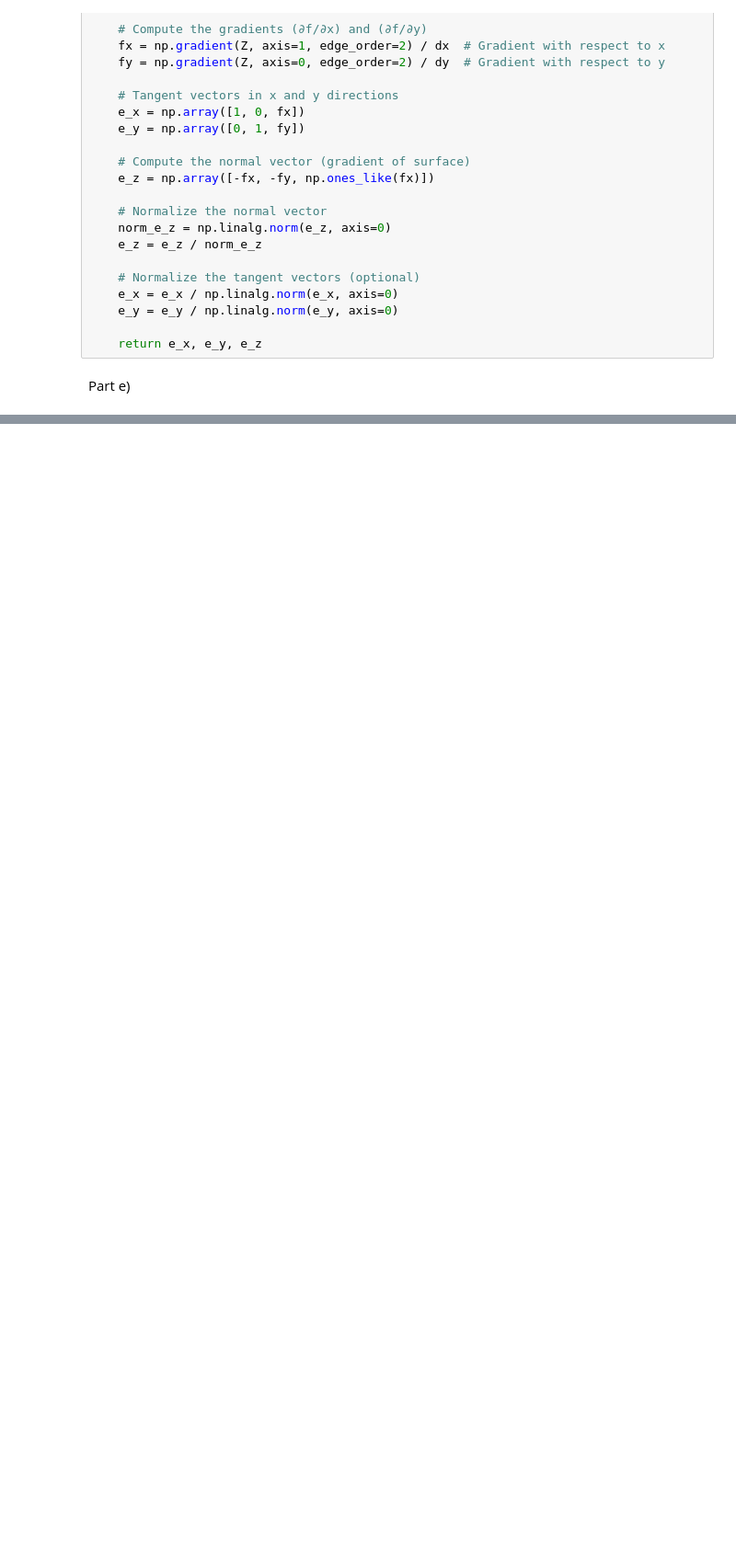
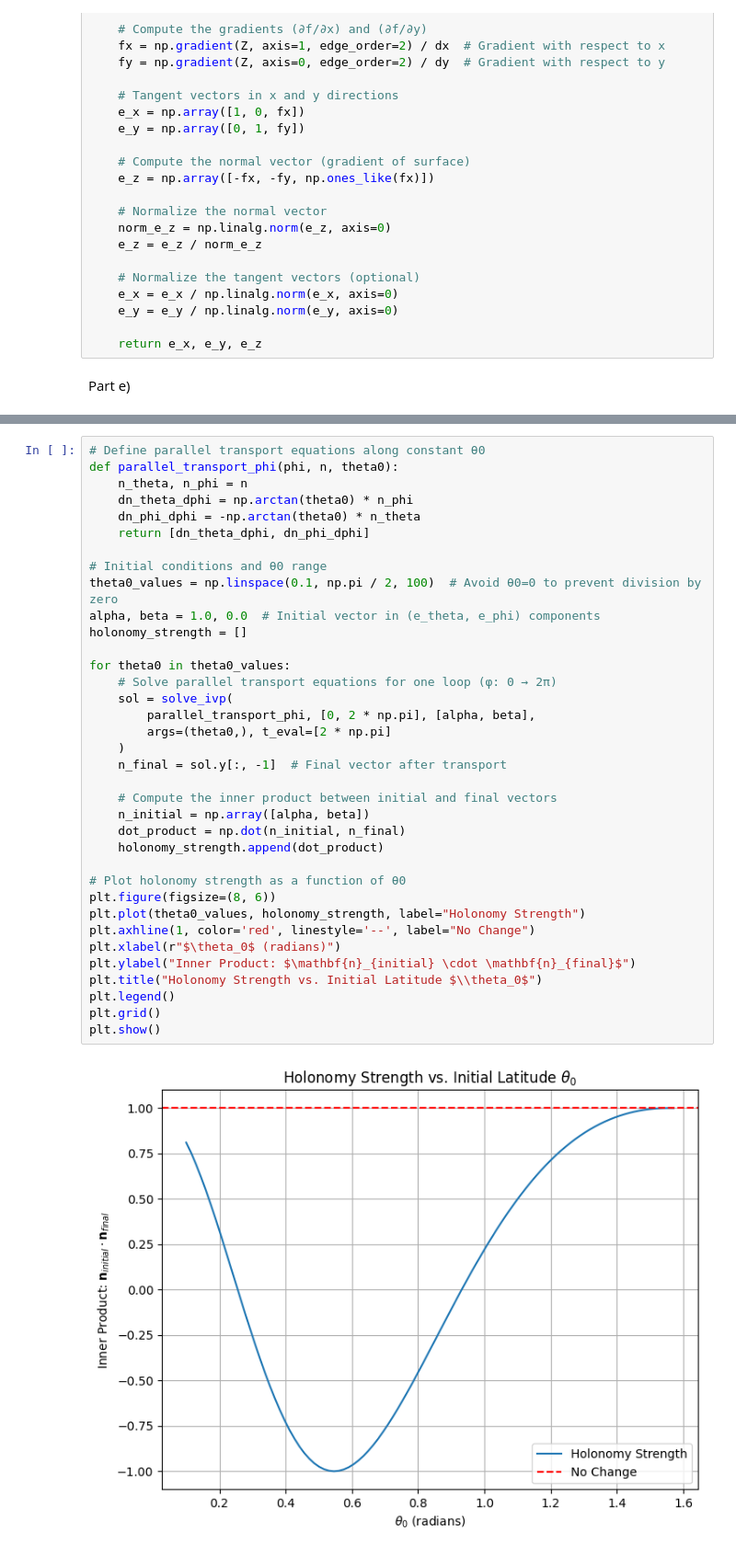
Before and after one commit to wcmelby/129L_ProblemSet_2, a Jupyter notebook: Problem1.ipynb, the cells around one changed output, grey strips where cells are left out. Shown at 92% size. Drawn from its saved outputs; the diff is of its cells as text; blank space fills up the shorter version.

```diff
--- a/Problem1.ipynb
+++ b/Problem1.ipynb
@@ -164,0 +337,38 @@ Part e)
+# %%
+# Define parallel transport equations along constant θ0
+def parallel_transport_phi(phi, n, theta0):
+    n_theta, n_phi = n
+    dn_theta_dphi = np.arctan(theta0) * n_phi
+    dn_phi_dphi = -np.arctan(theta0) * n_theta
+    return [dn_theta_dphi, dn_phi_dphi]
+
+# Initial conditions and θ0 range
+theta0_values = np.linspace(0.1, np.pi / 2, 100)  # Avoid θ0=0 to prevent division by zero
+alpha, beta = 1.0, 0.0  # Initial vector in (e_theta, e_phi) components
+holonomy_strength = []
+
+for theta0 in theta0_values:
+    # Solve parallel transport equations for one loop (φ: 0 → 2π)
+    sol = solve_ivp(
+        parallel_transport_phi, [0, 2 * np.pi], [alpha, beta],
+        args=(theta0,), t_eval=[2 * np.pi]
+    )
+    n_final = sol.y[:, -1]  # Final vector after transport
+
+    # Compute the inner product between initial and final vectors
+    n_initial = np.array([alpha, beta])
+    dot_product = np.dot(n_initial, n_final)
+    holonomy_strength.append(dot_product)
+
+# Plot holonomy strength as a function of θ0
+plt.figure(figsize=(8, 6))
+plt.plot(theta0_values, holonomy_strength, label="Holonomy Strength")
+plt.axhline(1, color='red', linestyle='--', label="No Change")
+plt.xlabel(r"$\theta_0$ (radians)")
+plt.ylabel("Inner Product: $\mathbf{n}_{initial} \cdot \mathbf{n}_{final}$")
+plt.title("Holonomy Strength vs. Initial Latitude $\\theta_0$")
+plt.legend()
+plt.grid()
+plt.show()
+# %% [output]
+[figure, added]
```
Also changed, not shown: parts of 7 cells of this notebook, 5 other files.
